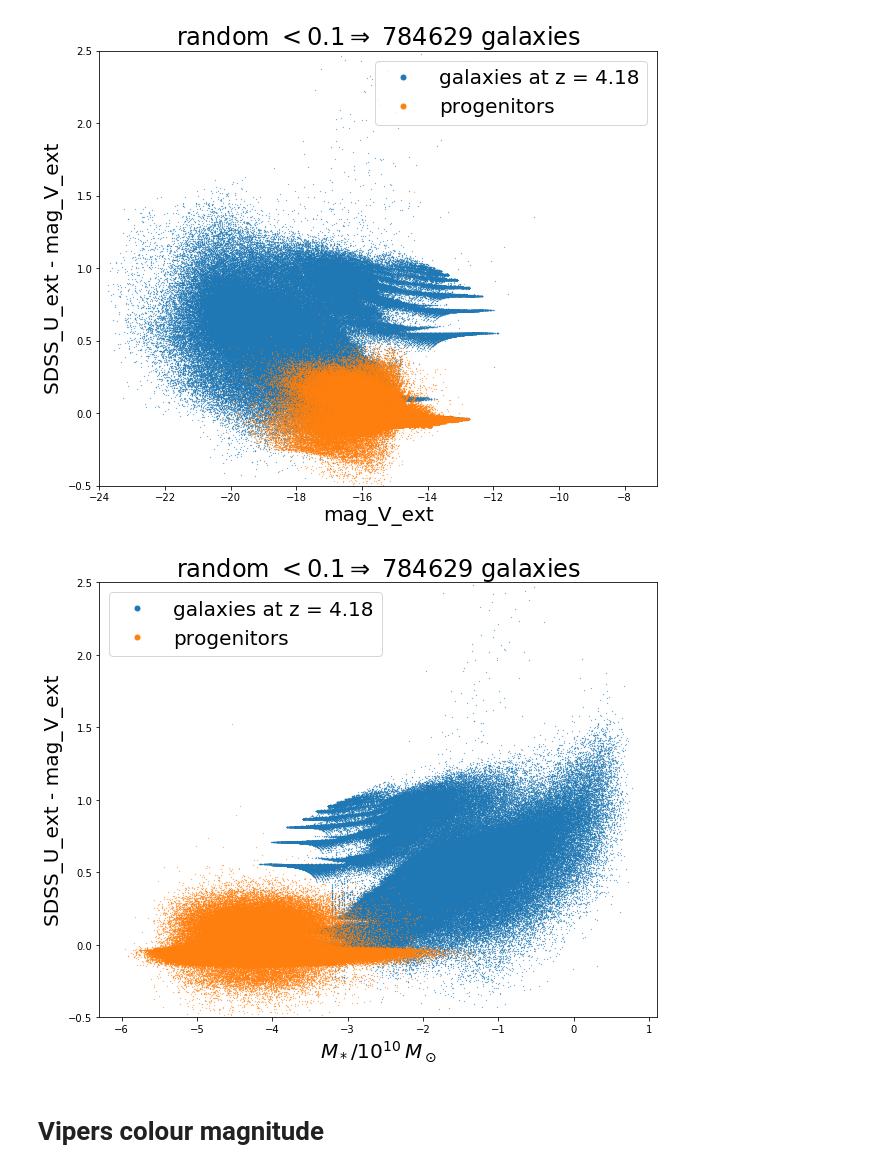
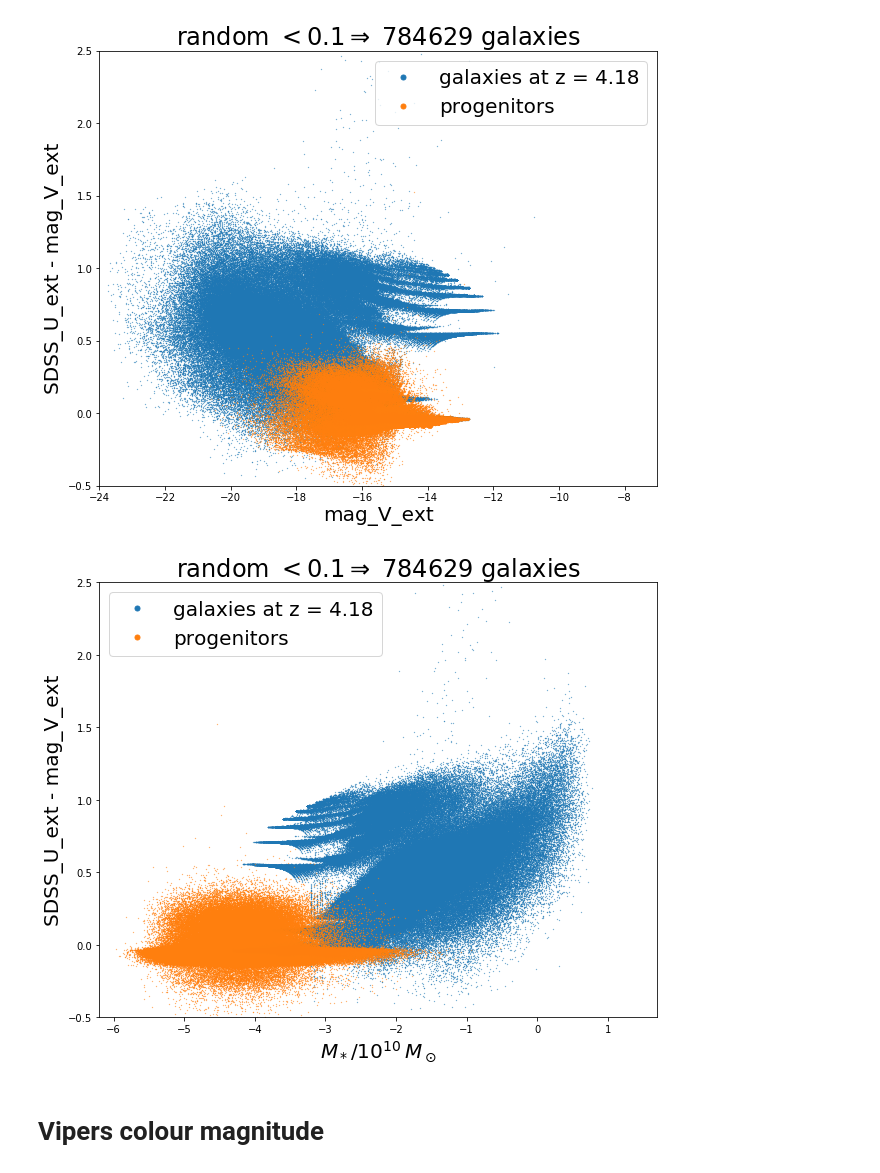
Before and after one commit to GiorgioManzoni/VIPERS_GALFORM, a Jupyter notebook: 005_progenitor.ipynb, the cells around one changed output. Drawn from its saved outputs; the diff is of its cells as text; code cells hidden in the pictures.

Commit message:
further plots before meeting

```diff
--- a/005_progenitor.ipynb
+++ b/005_progenitor.ipynb
@@ -855,20 +889,20 @@ plt.show()
 # %%
 plt.figure(figsize=(10,8))
 
 sel = np.where(z_21_rand10['d_stellarmass']>0.)
 
 plt.plot(np.log10(z_21_rand10['d_stellarmass'][sel]),z_21_rand10['d_SDSS_u_ext']-z_21_rand10['d_mag_V_ext'],'.',markersize=0.5,label='galaxies at z = 4.18')
 plt.plot(np.log10(z_47_rand10['p_stellarmass'][sel]),z_21_rand10['p_SDSS_u_ext']-z_21_rand10['p_mag_V_ext'],'.',markersize=0.5,label='progenitors')
 plt.xlabel(r"$M_* / 10^{10} \, M_\odot$")
 plt.ylabel("SDSS_U_ext - mag_V_ext")
-#plt.xlim(-24,-7)
+plt.xlim(-6.2,1.7)
 plt.ylim(-0.5,2.5)
 plt.title(r'random $< 0.1 \Rightarrow$ '+str(len(z_21_rand10[sel]))+' galaxies')
 plt.legend(markerscale=20)
 plt.savefig('../plots/005/colmass_progenitor_snap21_r10.png')
 plt.show()
 # %% [output]
-[figure, old version]
+[figure, new version]
 # %% [markdown]
 # Vipers colour magnitude
 # %%
```
Also changed, not shown: parts of 12 cells of this notebook.
